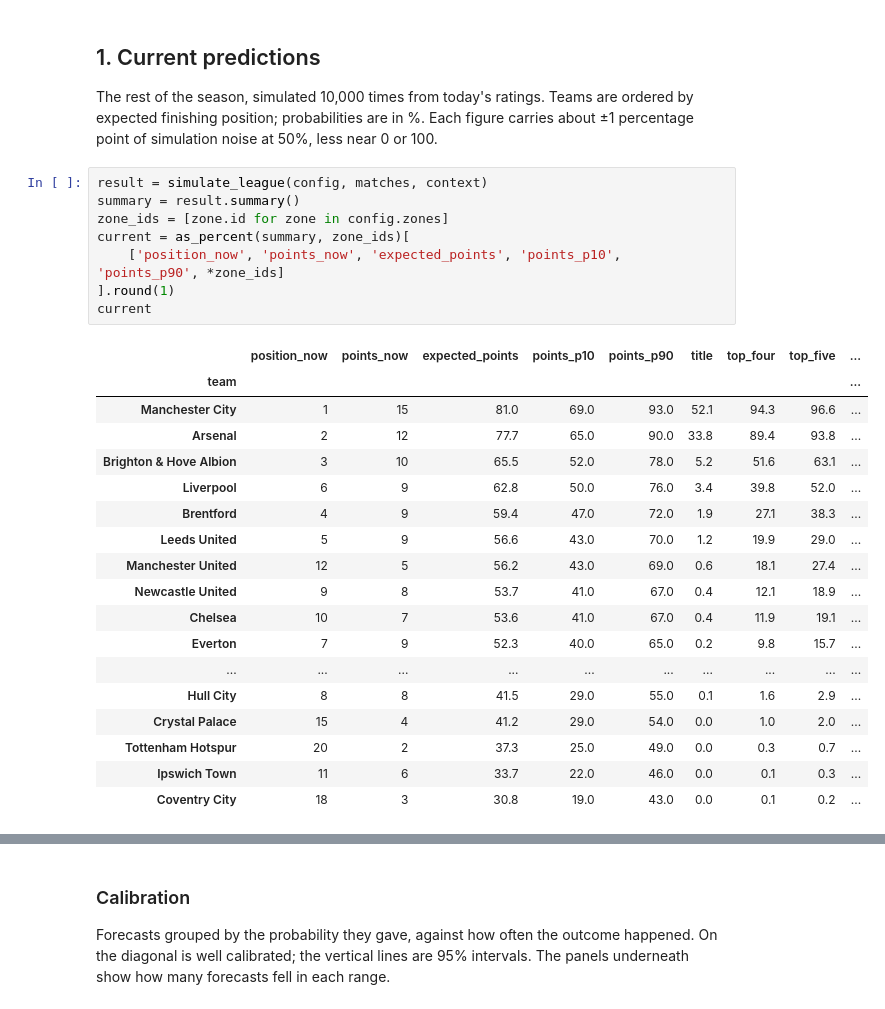
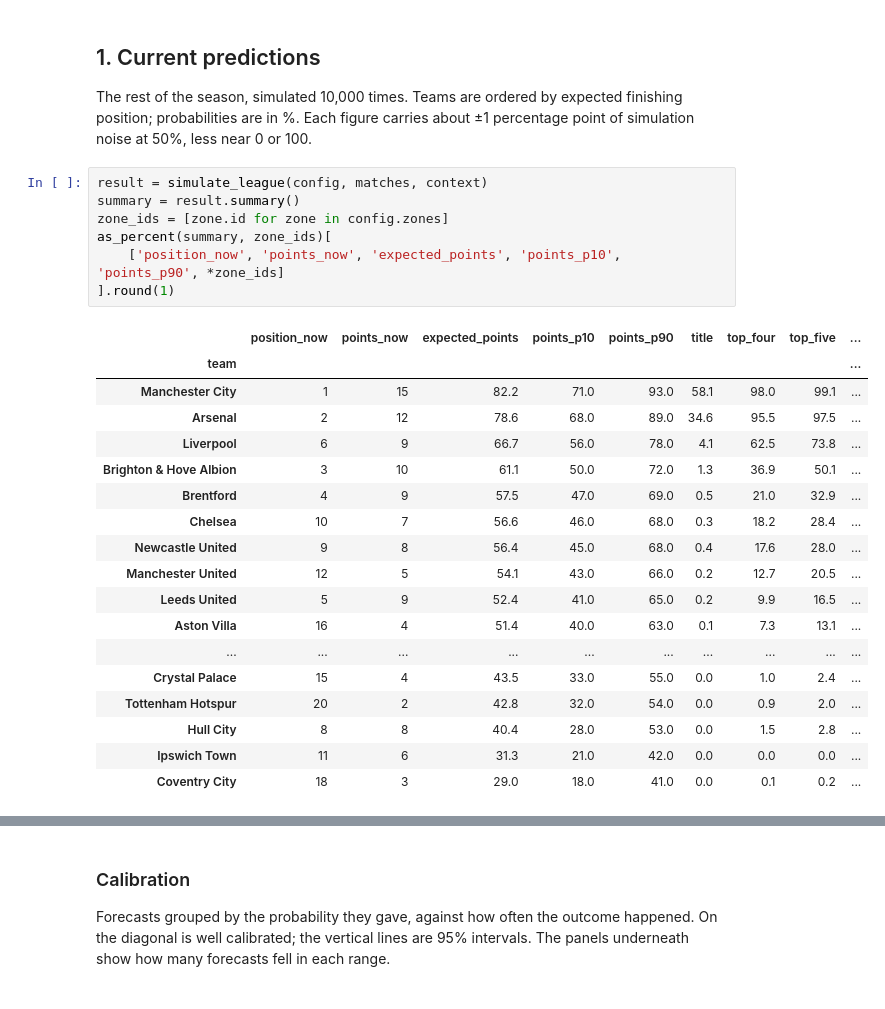
Before and after one commit to umarjaved204/TableTalk, a Jupyter notebook: notebooks/premier_league_results.ipynb, the cells around one changed output, grey strips where cells are left out. Drawn from its saved outputs; the diff is of its cells as text.

```diff
--- a/notebooks/premier_league_results.ipynb
+++ b/notebooks/premier_league_results.ipynb
@@ -53,34 +69,33 @@ Premier League: 6,460 matches loaded, current season 2026-27
 # %% [markdown]
 ## 1. Current predictions
 
-The rest of the season, simulated 10,000 times from today's ratings. Teams are ordered by expected finishing position; probabilities are in %. Each figure carries about ±1 percentage point of simulation noise at 50%, less near 0 or 100.
+The rest of the season, simulated 10,000 times. Teams are ordered by expected finishing position; probabilities are in %. Each figure carries about ±1 percentage point of simulation noise at 50%, less near 0 or 100.
 # %%
 result = simulate_league(config, matches, context)
 summary = result.summary()
 zone_ids = [zone.id for zone in config.zones]
-current = as_percent(summary, zone_ids)[
+as_percent(summary, zone_ids)[
     ['position_now', 'points_now', 'expected_points', 'points_p10', 'points_p90', *zone_ids]
 ].round(1)
-current
 # %% [output]
 |  | position_now | points_now | expected_points | points_p10 | points_p90 | title | top_four | top_five | ... |
 | team |  |  |  |  |  |  |  |  | ... |
-| Manchester City | 1 | 15 | 81.0 | 69.0 | 93.0 | 52.1 | 94.3 | 96.6 | ... |
-| Arsenal | 2 | 12 | 77.7 | 65.0 | 90.0 | 33.8 | 89.4 | 93.8 | ... |
-| Brighton & Hove Albion | 3 | 10 | 65.5 | 52.0 | 78.0 | 5.2 | 51.6 | 63.1 | ... |
-| Liverpool | 6 | 9 | 62.8 | 50.0 | 76.0 | 3.4 | 39.8 | 52.0 | ... |
-| Brentford | 4 | 9 | 59.4 | 47.0 | 72.0 | 1.9 | 27.1 | 38.3 | ... |
-| Leeds United | 5 | 9 | 56.6 | 43.0 | 70.0 | 1.2 | 19.9 | 29.0 | ... |
-| Manchester United | 12 | 5 | 56.2 | 43.0 | 69.0 | 0.6 | 18.1 | 27.4 | ... |
-| Newcastle United | 9 | 8 | 53.7 | 41.0 | 67.0 | 0.4 | 12.1 | 18.9 | ... |
-| Chelsea | 10 | 7 | 53.6 | 41.0 | 67.0 | 0.4 | 11.9 | 19.1 | ... |
-| Everton | 7 | 9 | 52.3 | 40.0 | 65.0 | 0.2 | 9.8 | 15.7 | ... |
+| Manchester City | 1 | 15 | 82.2 | 71.0 | 93.0 | 58.1 | 98.0 | 99.1 | ... |
+| Arsenal | 2 | 12 | 78.6 | 68.0 | 89.0 | 34.6 | 95.5 | 97.5 | ... |
+| Liverpool | 6 | 9 | 66.7 | 56.0 | 78.0 | 4.1 | 62.5 | 73.8 | ... |
+| Brighton & Hove Albion | 3 | 10 | 61.1 | 50.0 | 72.0 | 1.3 | 36.9 | 50.1 | ... |
+| Brentford | 4 | 9 | 57.5 | 47.0 | 69.0 | 0.5 | 21.0 | 32.9 | ... |
+| Chelsea | 10 | 7 | 56.6 | 46.0 | 68.0 | 0.3 | 18.2 | 28.4 | ... |
+| Newcastle United | 9 | 8 | 56.4 | 45.0 | 68.0 | 0.4 | 17.6 | 28.0 | ... |
+| Manchester United | 12 | 5 | 54.1 | 43.0 | 66.0 | 0.2 | 12.7 | 20.5 | ... |
+| Leeds United | 5 | 9 | 52.4 | 41.0 | 65.0 | 0.2 | 9.9 | 16.5 | ... |
+| Aston Villa | 16 | 4 | 51.4 | 40.0 | 63.0 | 0.1 | 7.3 | 13.1 | ... |
 | ... | ... | ... | ... | ... | ... | ... | ... | ... | ... |
-| Hull City | 8 | 8 | 41.5 | 29.0 | 55.0 | 0.1 | 1.6 | 2.9 | ... |
-| Crystal Palace | 15 | 4 | 41.2 | 29.0 | 54.0 | 0.0 | 1.0 | 2.0 | ... |
-| Tottenham Hotspur | 20 | 2 | 37.3 | 25.0 | 49.0 | 0.0 | 0.3 | 0.7 | ... |
-| Ipswich Town | 11 | 6 | 33.7 | 22.0 | 46.0 | 0.0 | 0.1 | 0.3 | ... |
-| Coventry City | 18 | 3 | 30.8 | 19.0 | 43.0 | 0.0 | 0.1 | 0.2 | ... |
+| Crystal Palace | 15 | 4 | 43.5 | 33.0 | 55.0 | 0.0 | 1.0 | 2.4 | ... |
+| Tottenham Hotspur | 20 | 2 | 42.8 | 32.0 | 54.0 | 0.0 | 0.9 | 2.0 | ... |
+| Hull City | 8 | 8 | 40.4 | 28.0 | 53.0 | 0.0 | 1.5 | 2.8 | ... |
+| Ipswich Town | 11 | 6 | 31.3 | 21.0 | 42.0 | 0.0 | 0.0 | 0.0 | ... |
+| Coventry City | 18 | 3 | 29.0 | 18.0 | 41.0 | 0.0 | 0.1 | 0.2 | ... |
 # %%
 plot_zone_probabilities(summary, 'title', title=f'Title chances, {config.current_season}', top=8);
 # %% [output]
```
Also changed, not shown: parts of 49 cells of this notebook, 10 other files.
